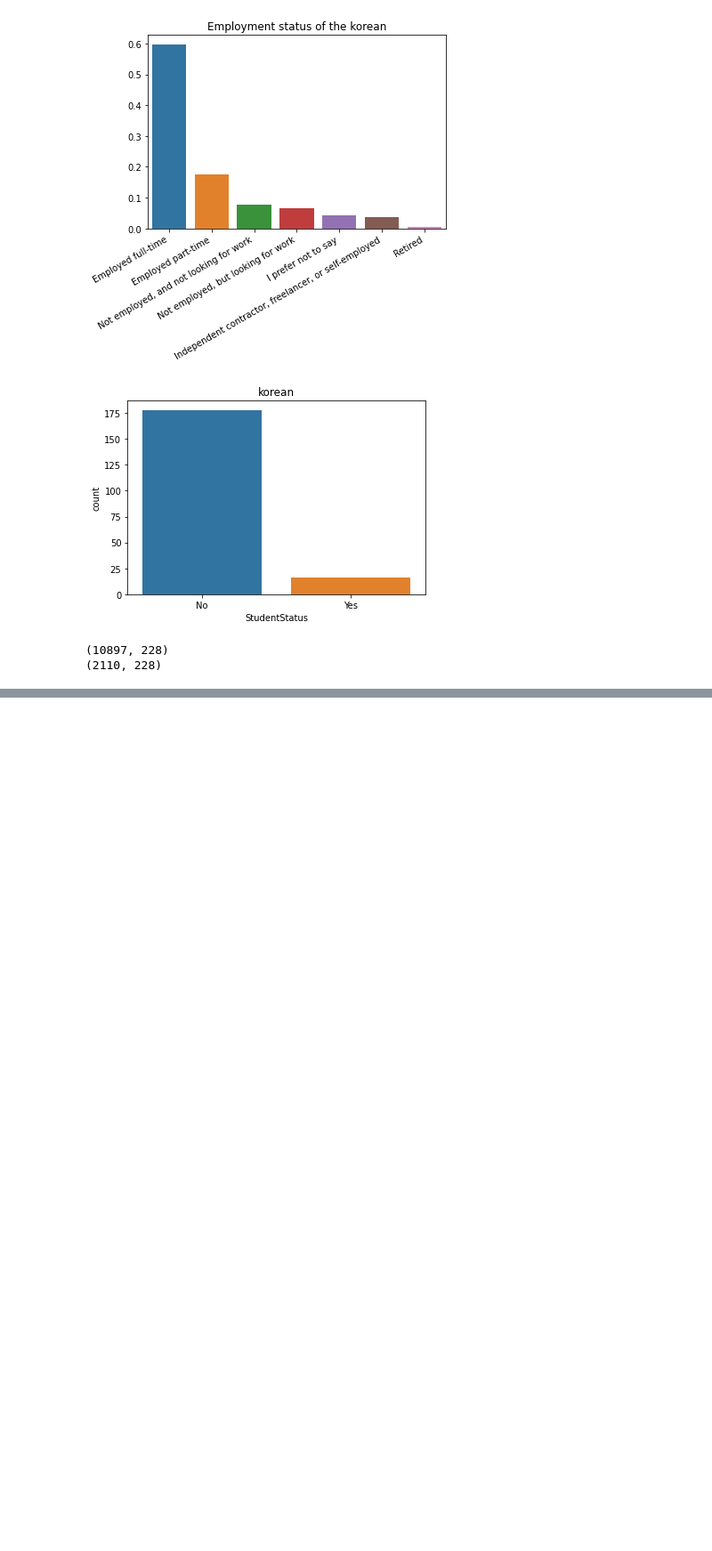
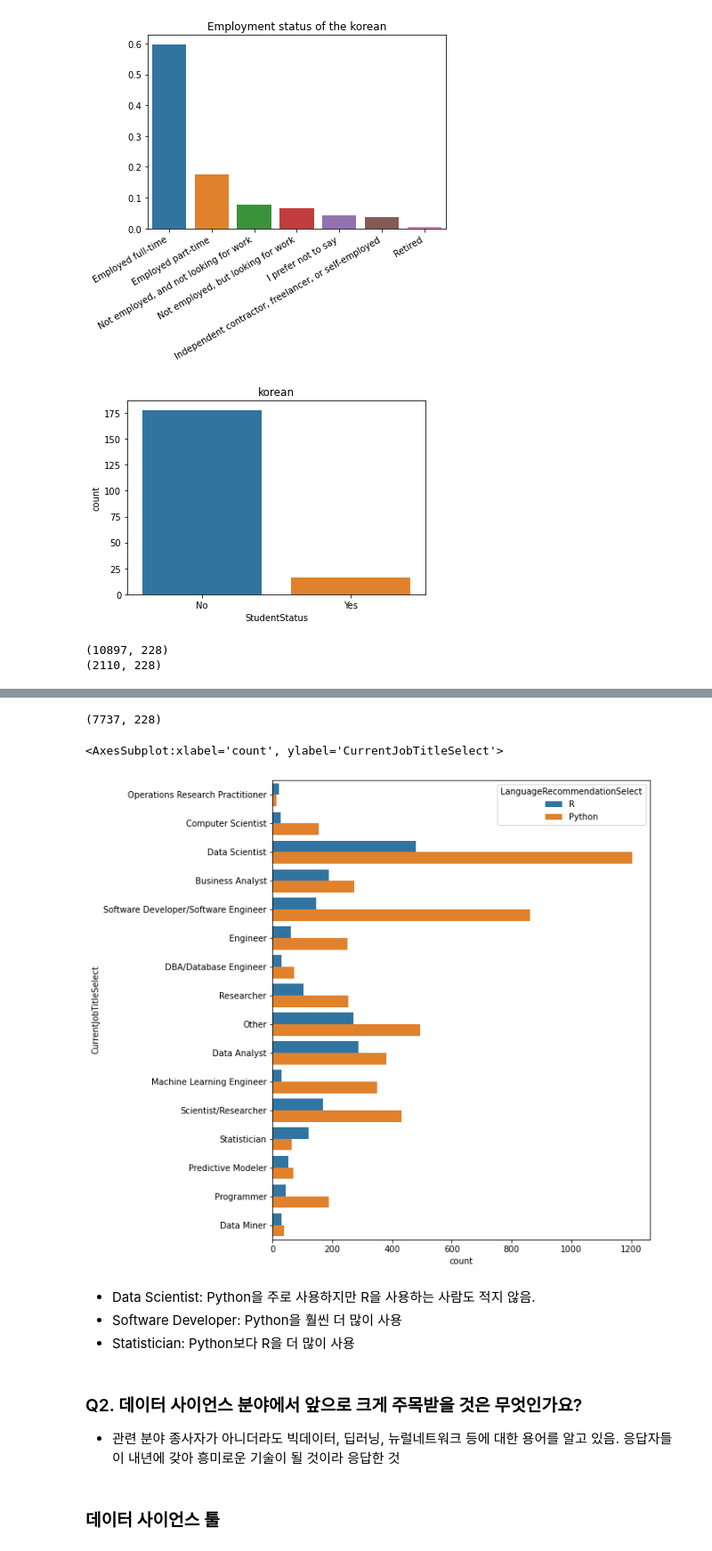
Before and after one commit to ghleex/TIL, a Jupyter notebook: 07_data_science/02_kaggle/01_kaggle_DS_FAQ_1.ipynb, the cells around one changed output, grey strips where cells are left out. Shown at 89% size. Drawn from its saved outputs; the diff is of its cells as text; code cells hidden in the pictures; blank space fills up the shorter version.

```diff
--- a/07_data_science/02_kaggle/01_kaggle_DS_FAQ_1.ipynb
+++ b/07_data_science/02_kaggle/01_kaggle_DS_FAQ_1.ipynb
@@ -336,0 +361,28 @@ print(looking_for_job.shape)
+# %%
+# 현재 하고 있는 일에 대한 응답을 해준 사람 중 Python과 R을 사용하는 사람
+# 응답자들이 실제 업무에서 어떤 언어를 사용하는지 확인 가능
+data = mcq[
+    (mcq['CurrentJobTitleSelect'].notnull()) &
+    (mcq['LanguageRecommendationSelect'] == 'Python') |
+    (mcq['LanguageRecommendationSelect'] == 'R')
+]
+print(data.shape)
+plt.figure(figsize=(8, 10))
+sns.countplot(
+    y='CurrentJobTitleSelect',
+    hue='LanguageRecommendationSelect',
+    data=data
+)
+# %% [output]
+(7737, 228)
+<AxesSubplot:xlabel='count', ylabel='CurrentJobTitleSelect'>
+[figure, added]
+# %% [markdown]
+* Data Scientist: Python을 주로 사용하지만 R을 사용하는 사람도 적지 않음.
+* Software Developer: Python을 훨씬 더 많이 사용
+* Statistician: Python보다 R을 더 많이 사용
+# %% [markdown]
+### Q2. 데이터 사이언스 분야에서 앞으로 크게 주목받을 것은 무엇인가요?
+* 관련 분야 종사자가 아니더라도 빅데이터, 딥러닝, 뉴럴네트워크 등에 대한 용어를 알고 있음. 응답자들이 내년에 갖아 흥미로운 기술이 될 것이라 응답한 것
+# %% [markdown]
+### 데이터 사이언스 툴
```
Also changed, not shown: parts of 34 cells of this notebook.
